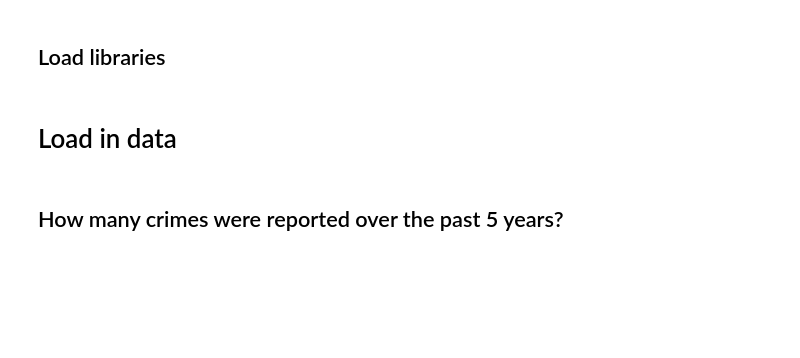
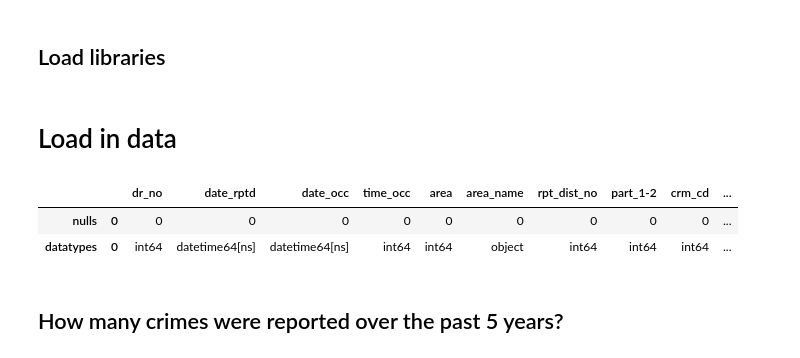
Before and after one commit to veeps/LA_innovation_team, a Jupyter notebook: code/002_EDA.ipynb, the cells around one changed output. Drawn from its saved outputs; the diff is of its cells as text; code cells hidden in the pictures; blank space fills up the shorter version.

```diff
--- a/code/002_EDA.ipynb
+++ b/code/002_EDA.ipynb
@@ -44,6 +44,19 @@ from importlib import reload # for updating scripts
 # %%
 # load in data that was collected
 df = pickle.load(open("../data/crime_data.pkl", "rb"))
+# %%
+# Explore summary info
+def eda(df):
+    nulls = pd.DataFrame(df.isnull().sum()).T # Check for nulls
+    datatypes = pd.DataFrame(df.dtypes).T # Check datatypes
+    summary = pd.concat([nulls, datatypes], keys = ["nulls", "datatypes"]) # Create pandas dataframe, because I think it's easier to read
+    return summary
+# %%
+eda(df)
+# %% [output]
+|  |  | dr_no | date_rptd | date_occ | time_occ | area | area_name | rpt_dist_no | part_1-2 | crm_cd | ... |
+| nulls | 0 | 0 | 0 | 0 | 0 | 0 | 0 | 0 | 0 | 0 | ... |
+| datatypes | 0 | int64 | datetime64[ns] | datetime64[ns] | int64 | int64 | object | int64 | int64 | int64 | ... |
 # %% [markdown]
 ## How many crimes were reported over the past 5 years?
 # %%
```
Also changed, not shown: parts of 5 cells of this notebook.
